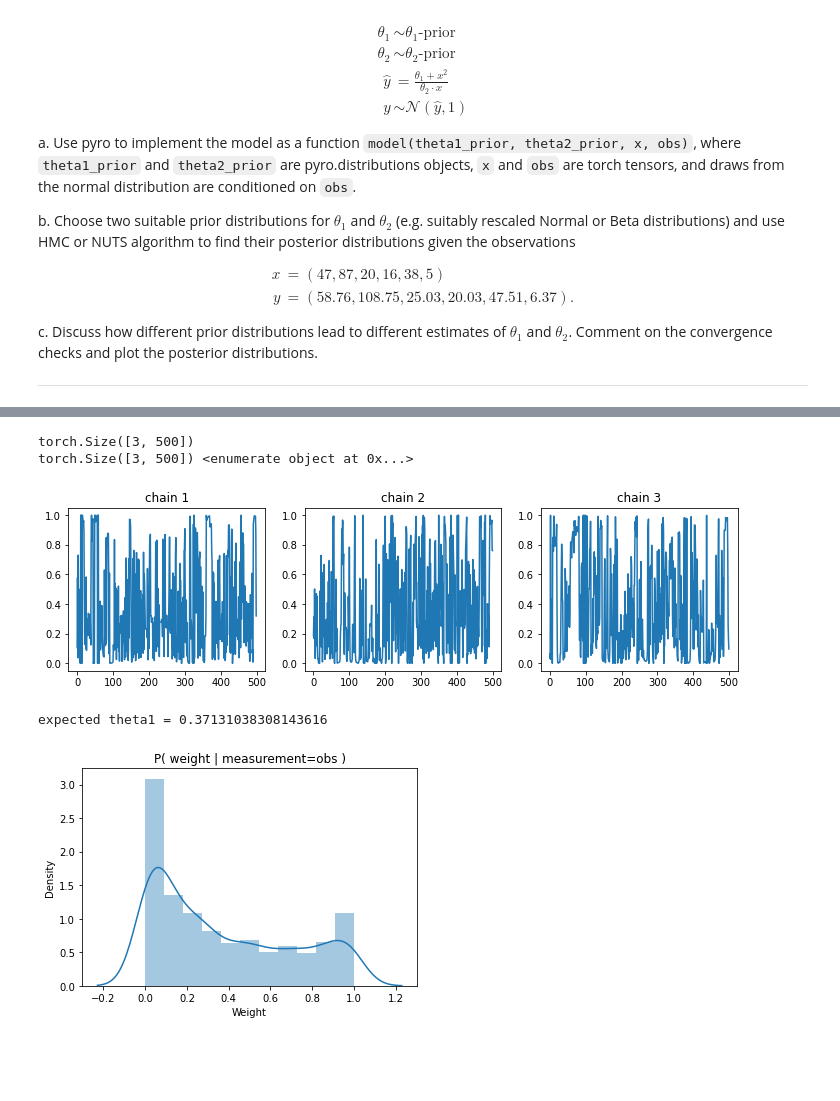
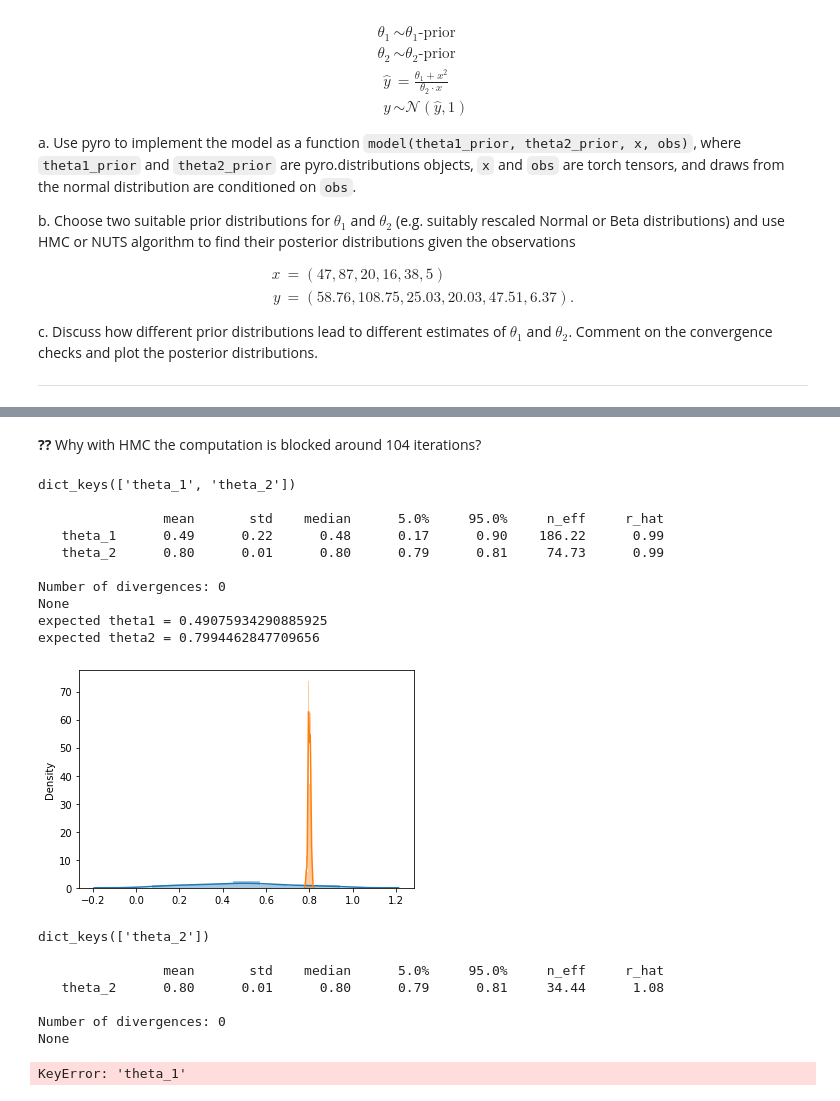
Before and after one commit to Francesc0rtu/statistical-machine-learning, a Jupyter notebook: homeworks2022/Solutions/homework4_ortu.ipynb, the cells around one changed output, grey strips where cells are left out. Cells and saved outputs as stored; diff of their text form; code cells hidden in the pictures; blank space fills up the shorter version.

```diff
--- a/homeworks2022/Solutions/homework4_ortu.ipynb
+++ b/homeworks2022/Solutions/homework4_ortu.ipynb
@@ -62,6 +73,6 @@ def plot_dist(dist):
 # %%
 #generate the data
-x = torch.tensor([47,87,20,16,38,5])
-y = torch.tensor([58.76,108.75,25.03,20.03,47.51,6.37])
+x = torch.Tensor([47,87,20,16,38,5])
+y = torch.Tensor([58.76,108.75,25.03,20.03,47.51,6.37])
 # %%
 #### beta distribution
@@ -84,31 +91,32 @@ pyro.render_model(model_2, model_args=(x[0],y[0]),render_distributions=True)
-# %%
-hmc_kernel = HMC(model=model_2) # transition kernel
-mcmc = MCMC(hmc_kernel, num_samples=500, warmup_steps=500, num_chains=1)
-mcmc.run(x,y)
-print(mcmc.get_samples().keys())
-# %%
-mcmc_samples = mcmc.get_samples(group_by_chain=True)
-chains = mcmc_samples["theta_1"]
-print(chains.shape)
-
-n_chains, n_samples = chains.shape
-print(chains.shape, enumerate(chains))
-
-fig, ax = plt.subplots(1, 3, figsize=(12,3))
-for i, chain in enumerate(chains):
-    sns.lineplot(x=range(n_samples), y=chain, ax=ax[i])
-    ax[i].set_title("chain "+str(i+1))
-# %% [output]
-torch.Size([3, 500])
-torch.Size([3, 500]) <enumerate object at 0x...>
-[figure, removed]
-# %%
-print("expected theta1 =", mcmc_samples['theta_1'].mean().item())
-
-sns.distplot(mcmc_samples['theta_1'])
-plt.title("P( weight | measurement=obs )")
-plt.xlabel("Weight")
-plt.show()
-# %% [output]
-expected theta1 = 0.37131038308143616
-[figure, removed]
+# %% [markdown]
+__??__ Why with HMC the computation is blocked around 104 iterations?
+# %%
+Model = pyro.condition(model(theta1_beta, theta2_beta), data={"y":y})
+mcmc = compute_mcmc(Model,x, Kernel=NUTS)
+plot_inference(mcmc)
+# %% [output]
+dict_keys(['theta_1', 'theta_2'])
+
+                mean       std    median      5.0%     95.0%     n_eff     r_hat
+   theta_1      0.49      0.22      0.48      0.17      0.90    186.22      0.99
+   theta_2      0.80      0.01      0.80      0.79      0.81     74.73      0.99
+
+Number of divergences: 0
+None
+expected theta1 = 0.49075934290885925
+expected theta2 = 0.7994462847709656
+[figure, added]
+# %%
+theta = torch.tensor(0.2)
+Model = pyro.condition(model(theta1_beta, theta2_beta), data={"y":y})
+mcmc = compute_mcmc(Model,x, Kernel=NUTS)
+plot_inference(mcmc)
+# %% [output]
+dict_keys(['theta_2'])
+
+                mean       std    median      5.0%     95.0%     n_eff     r_hat
+   theta_2      0.80      0.01      0.80      0.79      0.81     34.44      1.08
+
+Number of divergences: 0
+None
+KeyError: 'theta_1'
```
Also changed, not shown: parts of 14 cells of this notebook, 9 other files.
